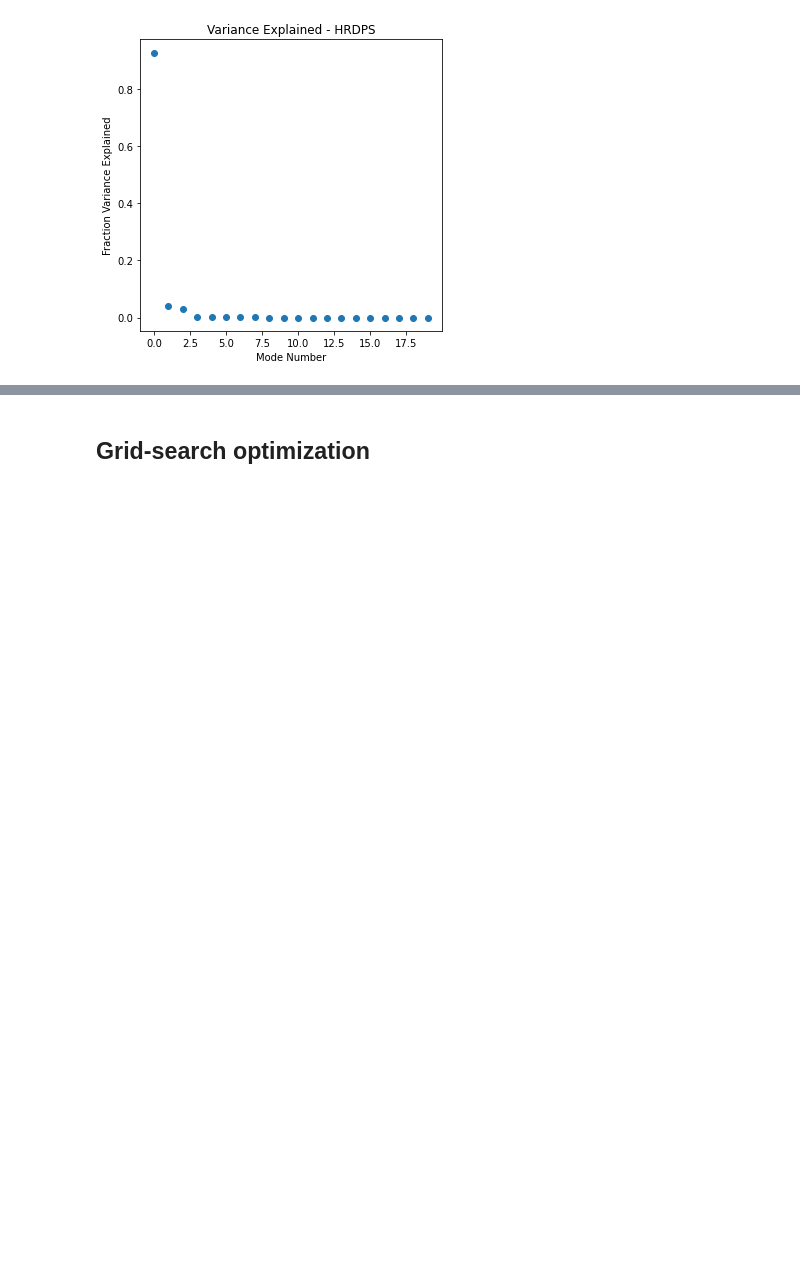
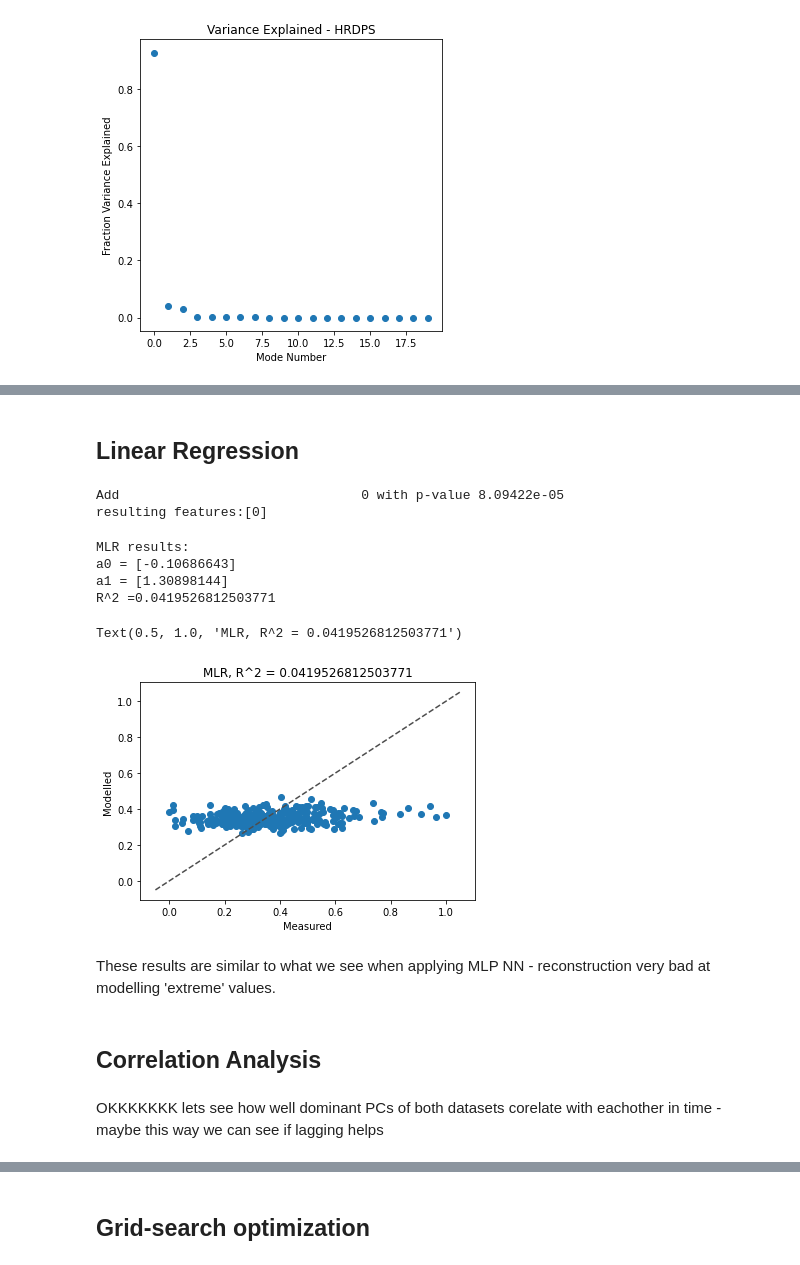
Before and after one commit to rbeutel/eosc510, a Jupyter notebook: proj-slp.ipynb, the cells around one changed output, grey strips where cells are left out. Saved outputs shown, nothing was run; the diff lists cells and outputs as text; code cells hidden in the pictures; blank space fills up the shorter version.

```diff
--- a/proj-slp.ipynb
+++ b/proj-slp.ipynb
@@ -291,0 +278,2 @@ for kk in range(n):
+# %% [markdown]
+## Linear Regression
@@ -291,0 +348,54 @@ for kk in range(n):
+# %%
+#now, use stepwise regression to find which predictors to use
+x = pd.DataFrame(x)
+y = pd.DataFrame(y)
+
+
+result = stepwise_selection(x, y)
+
+print('resulting features:'+ str(result))
+# %% [output]
+Add                               0 with p-value 8.09422e-05
+resulting features:[0]
+# %%
+#apply MLR on X and Y
+
+lm_MLR = linear_model.LinearRegression()
+model = lm_MLR.fit(x[result],y)
+ypred_MLR = lm_MLR.predict(x[result]) #y predicted by MLR
+intercept_MLR = lm_MLR.intercept_ #intercept predicted by MLR
+coef_MLR = lm_MLR.coef_ #regression coefficients in MLR model
+R2_MLR = lm_MLR.score(x[result],y) #R-squared value from MLR model
+
+print('MLR results:')
+print('a0 = ' + str(intercept_MLR))
+print('a1 = ' + str(coef_MLR[0]))
+# print('a2 = ' + str(coef_MLR[1]))
+# print('a3 = ' + str(coef_MLR[2]))
+# print('a4 = ' + str(coef_MLR[3]))
+print("R^2 =" + str(R2_MLR))
+# %% [output]
+MLR results:
+a0 = [-0.10686643]
+a1 = [1.30898144]
+R^2 =0.0419526812503771
+# %%
+#plot MLR results alone
+
+ax1 = plt.subplot(111)
+ax1.scatter(y,ypred_MLR)
+l1 = np.min(ax1.get_xlim())
+l2 = np.max(ax1.get_xlim())
+ax1.plot([l1,l2], [l1,l2], ls="--", c=".3")
+plt.xlabel('Measured')
+plt.ylabel('Modelled')
+plt.title('MLR, R^2 = ' + str(R2_MLR))
+# %% [output]
+Text(0.5, 1.0, 'MLR, R^2 = 0.0419526812503771')
+[figure, added]
+# %% [markdown]
+These results are similar to what we see when applying MLP NN - reconstruction very bad at modelling 'extreme' values.
+# %% [markdown]
+## Correlation Analysis
+# %% [markdown]
+OKKKKKKK lets see how well dominant PCs of both datasets corelate with eachother in time - maybe this way we can see if lagging helps
```
Also changed, not shown: parts of 17 cells of this notebook, 1 other file.
